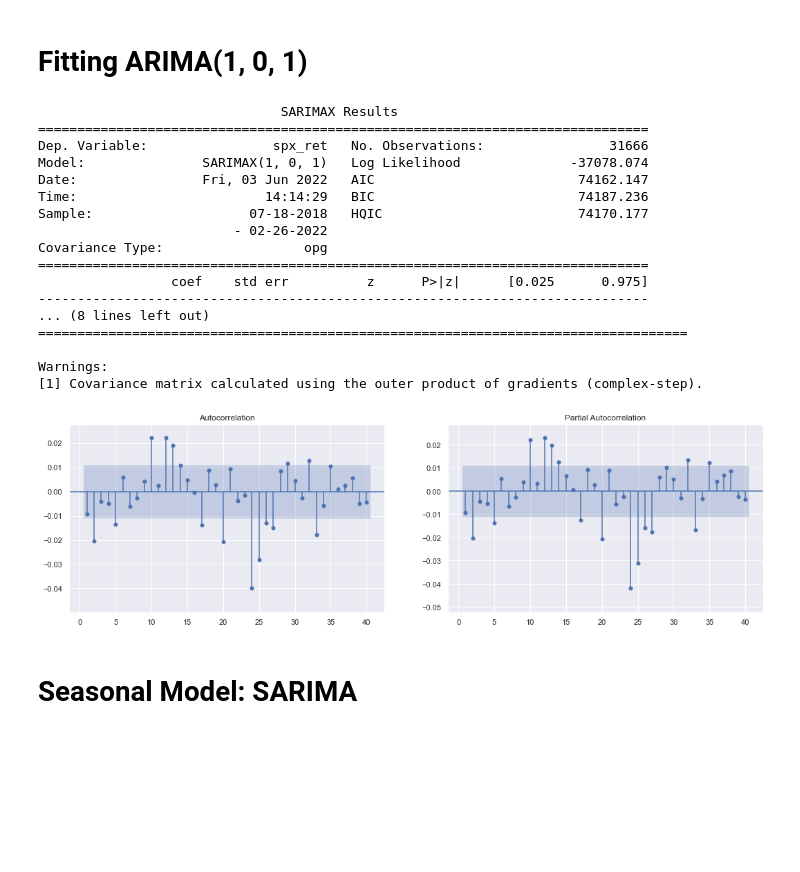
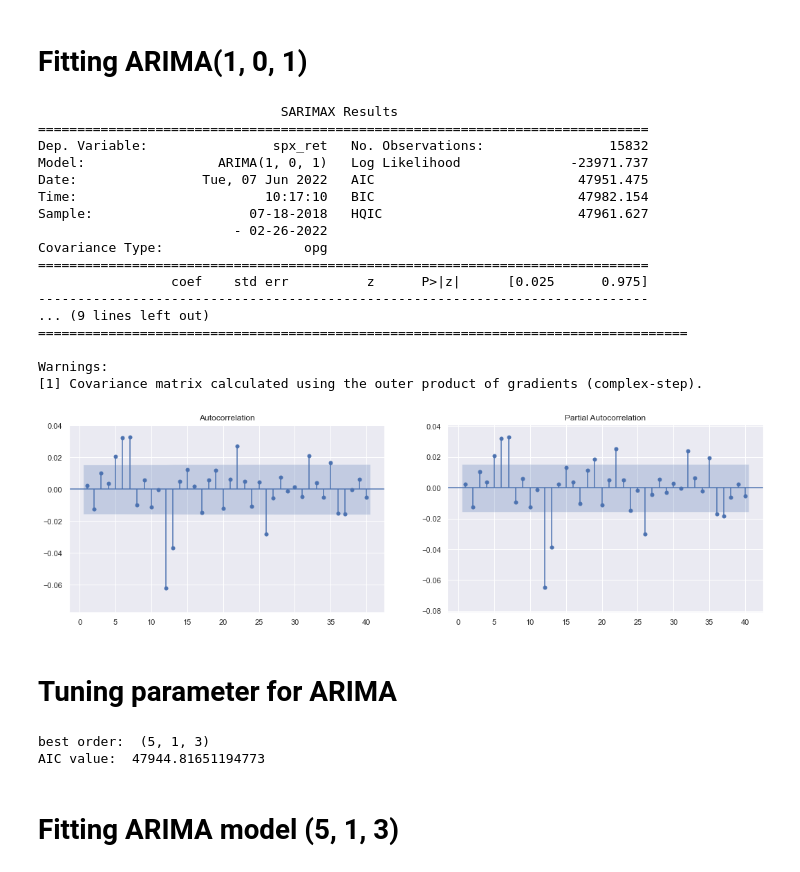
Before and after one commit to NgTMDuc/Bitcoin_Price_Prediction, a Jupyter notebook: SourCode/ARIMA_combine_GARCH.ipynb, the cells around one changed output. Drawn from its saved outputs; the diff is of its cells as text; code cells hidden in the pictures; blank space fills up the shorter version.

Commit message:
ARIMA + GARCH

```diff
--- a/SourCode/ARIMA_combine_GARCH.ipynb
+++ b/SourCode/ARIMA_combine_GARCH.ipynb
@@ -21,7 +22,7 @@ data = pd.DataFrame(columns = ["spx"])
 # Copy closing prices of S&P 500 to this new column
 data["spx"] = df["Close"]
 # Ensure that the dates are ordered in business week fashion (5 days a week)
-data = data.asfreq('3600s')
+data = data.asfreq('7200s')
 # %%
 data
 # %% [output]
@@ -394,48 +426,48 @@ plt.show()
 # %%
 # MODEL FITTING
 # Importing Required Package
-from statsmodels.tsa.statespace.sarimax import SARIMAX
+from statsmodels.tsa.arima.model import ARIMA
 
 # Defining the Model
-model = SARIMAX(train_df["spx_ret"][1:], order = (1, 0, 1))
+model = ARIMA(train_df["spx_ret"][1:], order = (1, 0, 1))
 # Fitting the Model
 model_results = model.fit()
 
 # Printing the model summary
 print(model_results.summary())
 
 
 # EVALUATING RESIDUALS
 # Defining the figure size
 plt.rcParams["figure.figsize"] = 18, 5
 
 # Defining the subplots
 fig, axes = plt.subplots(1, 2)
 
 # ACF and PACF for residuals of ARIMA(1, 0, 1)
 sgt.plot_acf(model_results.resid[1:], zero = False, lags = 40, ax = axes[0],auto_ylims = True)
 sgt.plot_pacf(model_results.resid[1:], zero = False, lags = 40, ax = axes[1], auto_ylims= True)
 
 # Displaying the plots
 plt.show()
 # %% [output]
                                SARIMAX Results
 ==============================================================================
-Dep. Variable:                spx_ret   No. Observations:                31666
-Model:               SARIMAX(1, 0, 1)   Log Likelihood              -37078.074
-Date:                Fri, 03 Jun 2022   AIC                          74162.147
-Time:                        14:14:29   BIC                          74187.236
-Sample:                    07-18-2018   HQIC                         74170.177
+Dep. Variable:                spx_ret   No. Observations:                15832
+Model:                 ARIMA(1, 0, 1)   Log Likelihood              -23971.737
+Date:                Tue, 07 Jun 2022   AIC                          47951.475
+Time:                        10:17:10   BIC                          47982.154
+Sample:                    07-18-2018   HQIC                         47961.627
                          - 02-26-2022
 Covariance Type:                  opg
 ==============================================================================
                  coef    std err          z      P>|z|      [0.025      0.975]
 ------------------------------------------------------------------------------
-... (8 lines left out)
+... (9 lines left out)
 ===================================================================================
 
 Warnings:
 [1] Covariance matrix calculated using the outer product of gradients (complex-step).
-[figure, old version]
+[figure, new version]
 # %% [markdown]
-# Seasonal Model: SARIMA
+# Tuning parameter for ARIMA
@@ -441,0 +488,8 @@ Warnings:
+# %%
+print("best order: ", order)
+print("AIC value: ",res)
+# %% [output]
+best order:  (5, 1, 3)
+AIC value:  47944.81651194773
+# %% [markdown]
+# Fitting ARIMA model (5, 1, 3)
```
Also changed, not shown: parts of 51 cells of this notebook.
